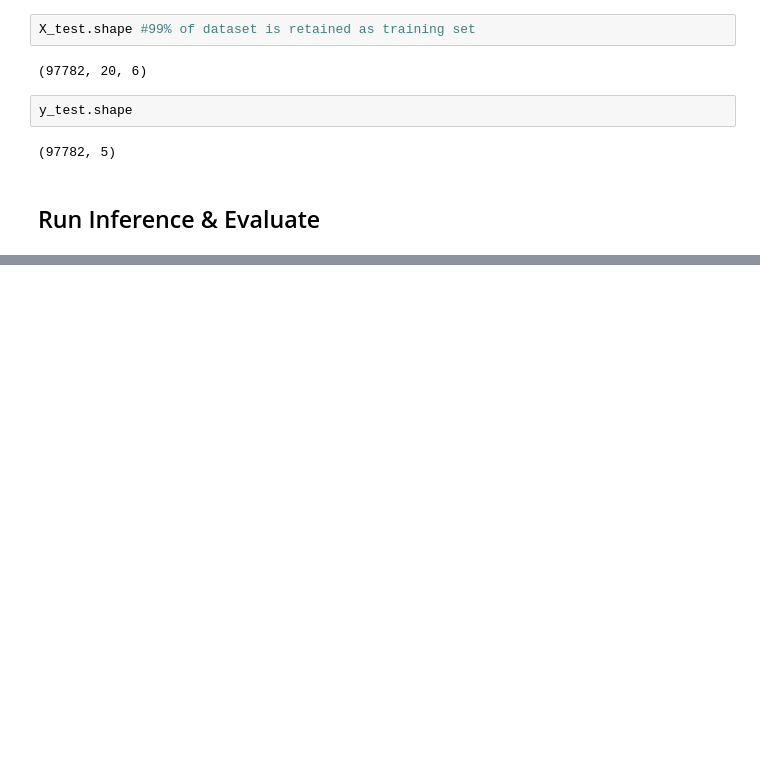
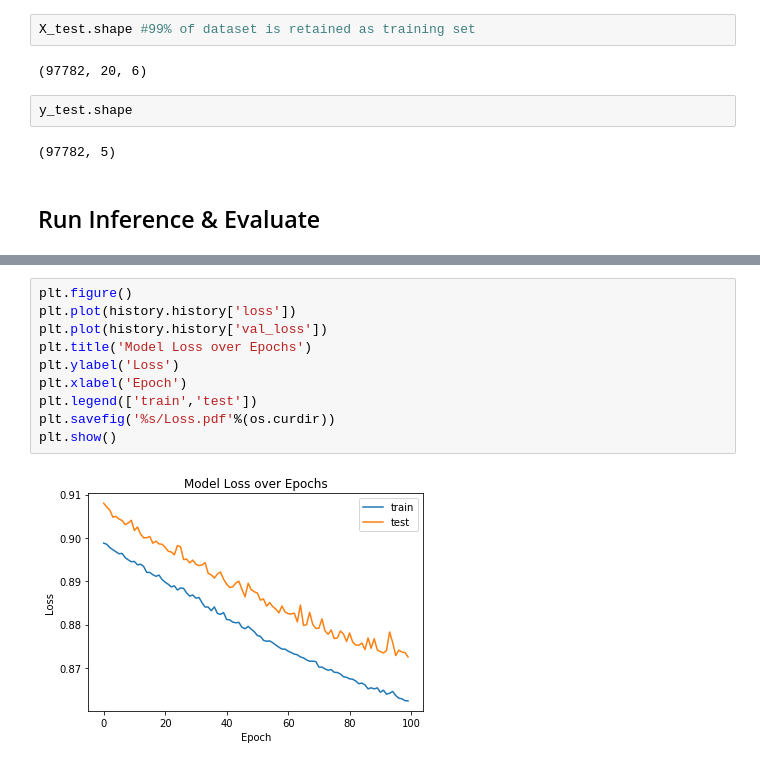
Before and after one commit to Chkoda/Deep-Learning-Model-Evaluation, a Jupyter notebook: LSTM/LSTM Model Evaluation.ipynb, the cells around one changed output, grey strips where cells are left out. Saved outputs shown, nothing was run; the diff lists cells and outputs as text; blank space fills up the shorter version.

```diff
--- a/LSTM/LSTM Model Evaluation.ipynb
+++ b/LSTM/LSTM Model Evaluation.ipynb
@@ -214,0 +282,12 @@ y_pred = makeRoc(X_test, labels, y_test, model, os.curdir)
+# %%
+plt.figure()
+plt.plot(history.history['loss'])
+plt.plot(history.history['val_loss'])
+plt.title('Model Loss over Epochs')
+plt.ylabel('Loss')
+plt.xlabel('Epoch')
+plt.legend(['train','test'])
+plt.savefig('%s/Loss.pdf'%(os.curdir))
+plt.show()
+# %% [output]
+[figure, added]
```
Also changed, not shown: parts of 13 cells of this notebook, 47 other files.
